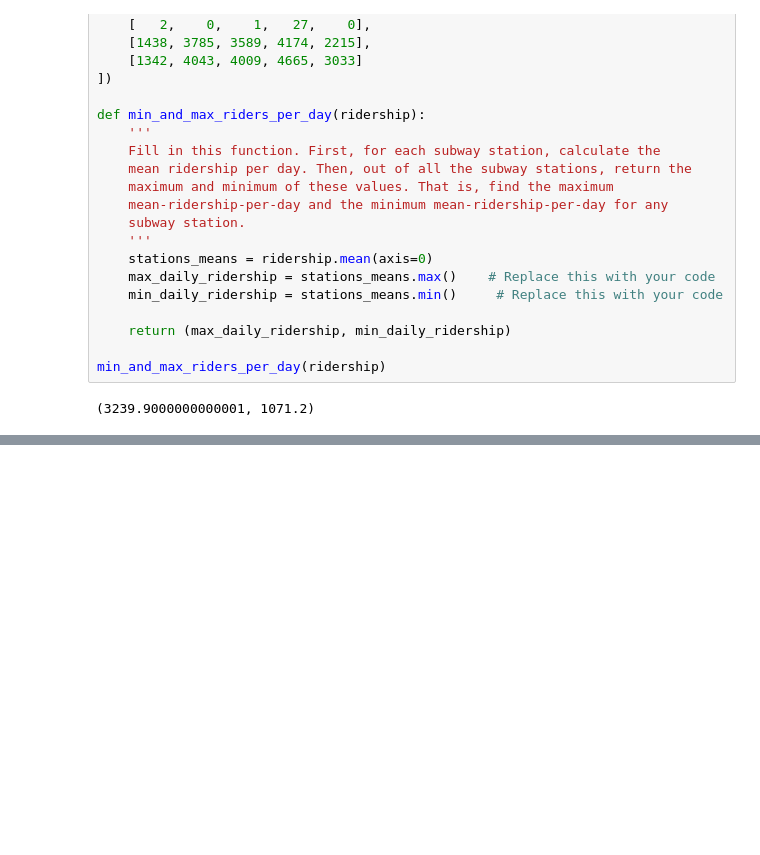
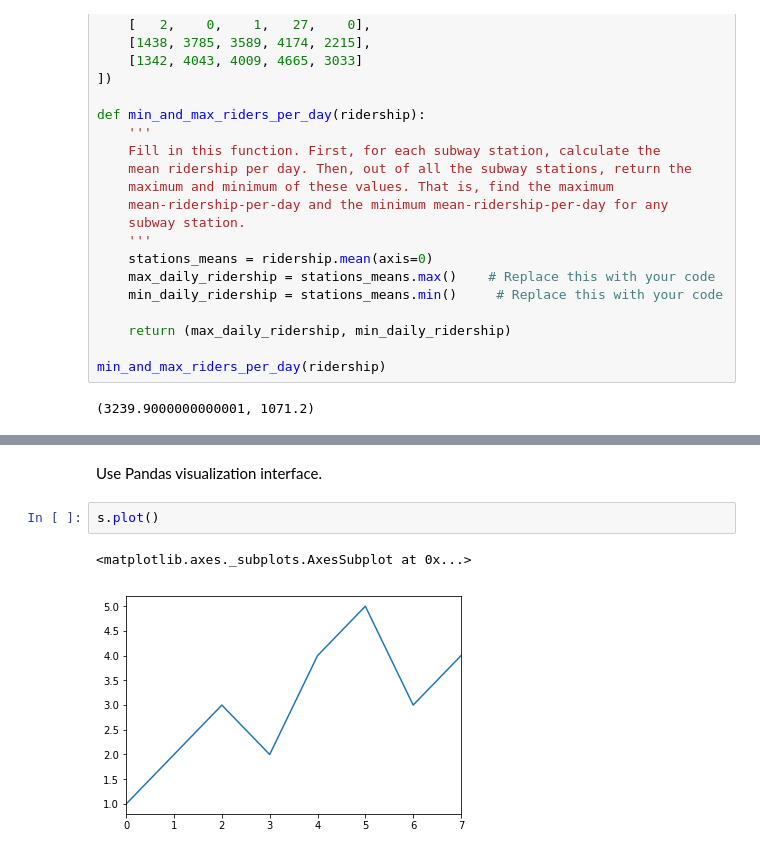
Before and after one commit to msznajder/udacity_intro_to_data_analysis-, a Jupyter notebook: udacity_intro_to_data_analysis/lesson_2/lesson_2.ipynb, the cells around one changed output, grey strips where cells are left out. Drawn from its saved outputs; the diff is of its cells as text; blank space fills up the shorter version.

```diff
--- a/udacity_intro_to_data_analysis/lesson_2/lesson_2.ipynb
+++ b/udacity_intro_to_data_analysis/lesson_2/lesson_2.ipynb
@@ -707,0 +1172,7 @@ min_and_max_riders_per_day(ridership)
+# %% [markdown]
+Use Pandas visualization interface.
+# %%
+s.plot()
+# %% [output]
+<matplotlib.axes._subplots.AxesSubplot at 0x...>
+[figure, added]
```
Also changed, not shown: parts of 47 cells of this notebook, 6 other files.
